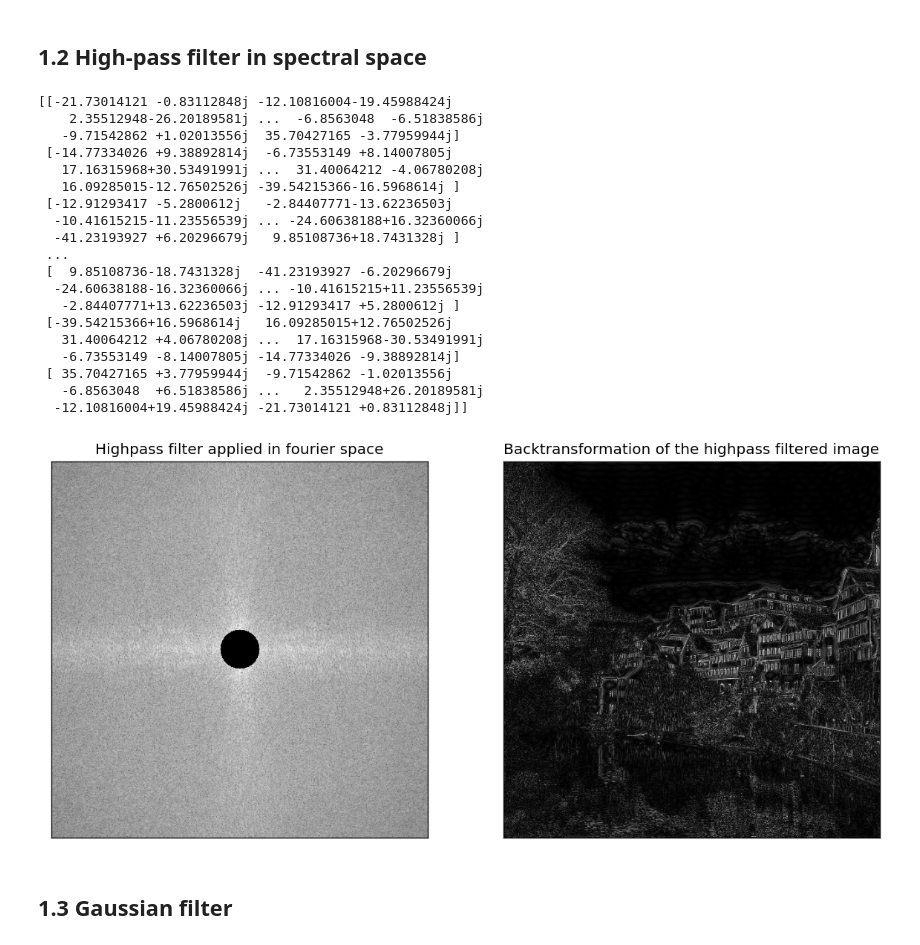
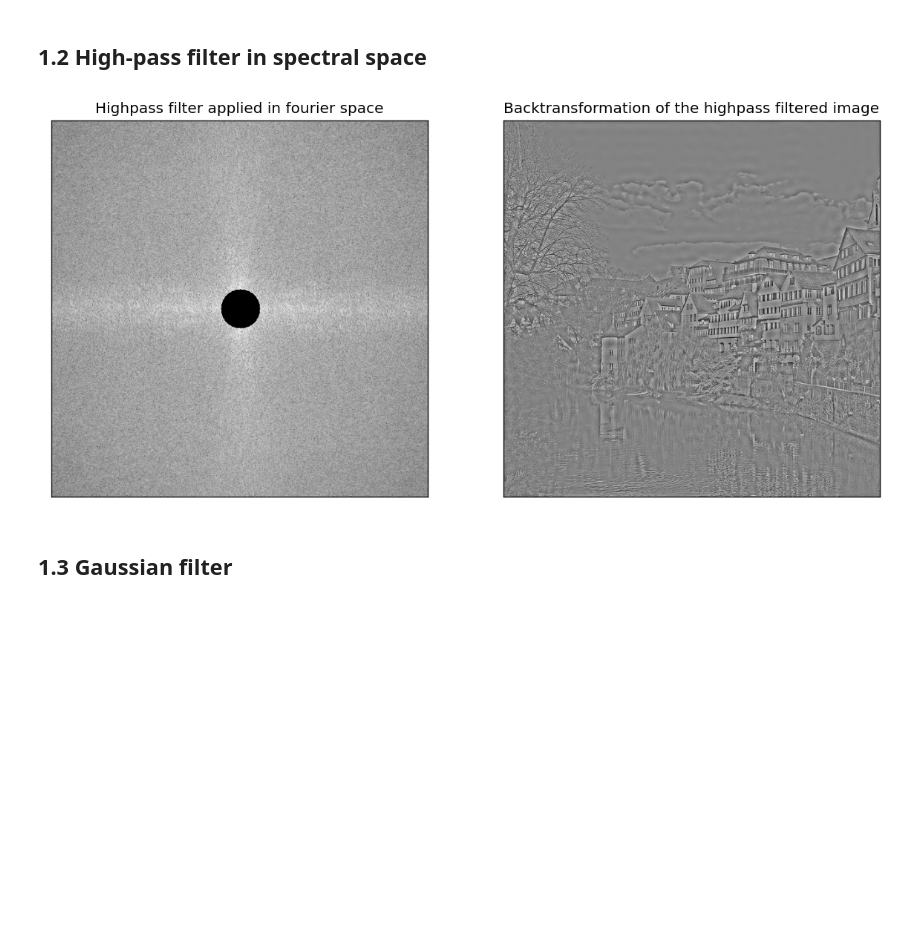
Before and after one commit to Luca-ju/Bildverarbeitung, a Jupyter notebook: fourier.ipynb, the cells around one changed output. Drawn from its saved outputs; the diff is of its cells as text; code cells hidden in the pictures; blank space fills up the shorter version.

```diff
--- a/fourier.ipynb
+++ b/fourier.ipynb
@@ -46,71 +46,51 @@ if PLOT_RESULTS:   #plot_results:
 def highpass_filter(img_size, radius):
 
     ''' Returns a highpass filter.
     input:
         img_size: length of the filter
         redius: radius of the circular aperture
     output:
         highpass: a filter of size(img_size, img_size) with values zero and one
     '''
 
-    highpass = np.zeros((img_size, img_size))
-    for i in range(img_size):
-        for j in range(img_size):
-            D = np.sqrt((i - (img_size//2))**2 + (j - (img_size//2))**2)
-            if D <= radius:
-                pass
-            else:
-                highpass[i,j] = 1
+    x = np.arange(-img_size//2, img_size//2)
+    xx, yy = np.meshgrid(x, x)
+
+    # Calculate distances from the center
+    distances = np.sqrt(xx**2 + yy**2)
+
+    # Create the filter
+    highpass = np.where(distances <= radius, 0, 1)
 
     return highpass
 
 # TODO
-#   step 2: apply filter (with radius 30) to the spectrum
+# step 2: apply filter (with radius 30) to the spectrum
 highpass = highpass_filter(img_size, radius=RADIUS)
-img_highpass = FT_img_freq * highpass
 
-print(img_highpass)
-#print(FT_img_freq)
+spectrum = fft.fftshift(fft.fft2(img))
+# TODO
+# step 3: transform the spectrum back to image space
+filtered_spectrum = spectrum * highpass
 
-
-# TODO
-#   step 3: transform the spectrum back to image space
-img_filtered = fft.ifft2(img_highpass)
+img_filtered = fft.ifft2(fft.ifftshift(filtered_spectrum)).real
+# real because of image space with inverse transform because started normally
 
 if PLOT_RESULTS:   #plot_results:
     plt.figure(figsize=(12, 12),dpi=DPI)
     plt.subplot(121)
     plt.xticks([]), plt.yticks([])
-    plt.imshow(np.abs(img_highpass)**0.15, cmap = 'gray')   # Potenz dient der Kontrastanpassung
+    plt.imshow(np.abs(filtered_spectrum)**0.15, cmap = 'gray')   # Potenz dient der Kontrastanpassung
     plt.title('Highpass filter applied in fourier space')
 
 
     plt.subplot(122)
     plt.xticks([]), plt.yticks([])
-    plt.imshow(abs(img_filtered), cmap=plt.cm.gray)
+    plt.imshow((img_filtered), cmap=plt.cm.gray)
     plt.title('Backtransformation of the highpass filtered image')
     plt.show()
 # %% [output]
-[[-21.73014121 -0.83112848j -12.10816004-19.45988424j
-    2.35512948-26.20189581j ...  -6.8563048  -6.51838586j
-   -9.71542862 +1.02013556j  35.70427165 -3.77959944j]
- [-14.77334026 +9.38892814j  -6.73553149 +8.14007805j
-   17.16315968+30.53491991j ...  31.40064212 -4.06780208j
-   16.09285015-12.76502526j -39.54215366-16.5968614j ]
- [-12.91293417 -5.2800612j   -2.84407771-13.62236503j
-  -10.41615215-11.23556539j ... -24.60638188+16.32360066j
-  -41.23193927 +6.20296679j   9.85108736+18.7431328j ]
- ...
- [  9.85108736-18.7431328j  -41.23193927 -6.20296679j
-  -24.60638188-16.32360066j ... -10.41615215+11.23556539j
-   -2.84407771+13.62236503j -12.91293417 +5.2800612j ]
- [-39.54215366+16.5968614j   16.09285015+12.76502526j
-   31.40064212 +4.06780208j ...  17.16315968-30.53491991j
-   -6.73553149 -8.14007805j -14.77334026 -9.38892814j]
- [ 35.70427165 +3.77959944j  -9.71542862 -1.02013556j
-   -6.8563048  +6.51838586j ...   2.35512948+26.20189581j
-  -12.10816004+19.45988424j -21.73014121 +0.83112848j]]
-[figure, old version]
+[figure, new version]
 # %% [markdown]
 ## 1.3 Gaussian filter
 # %% [markdown]
```
Also changed, not shown: parts of 7 cells of this notebook.
